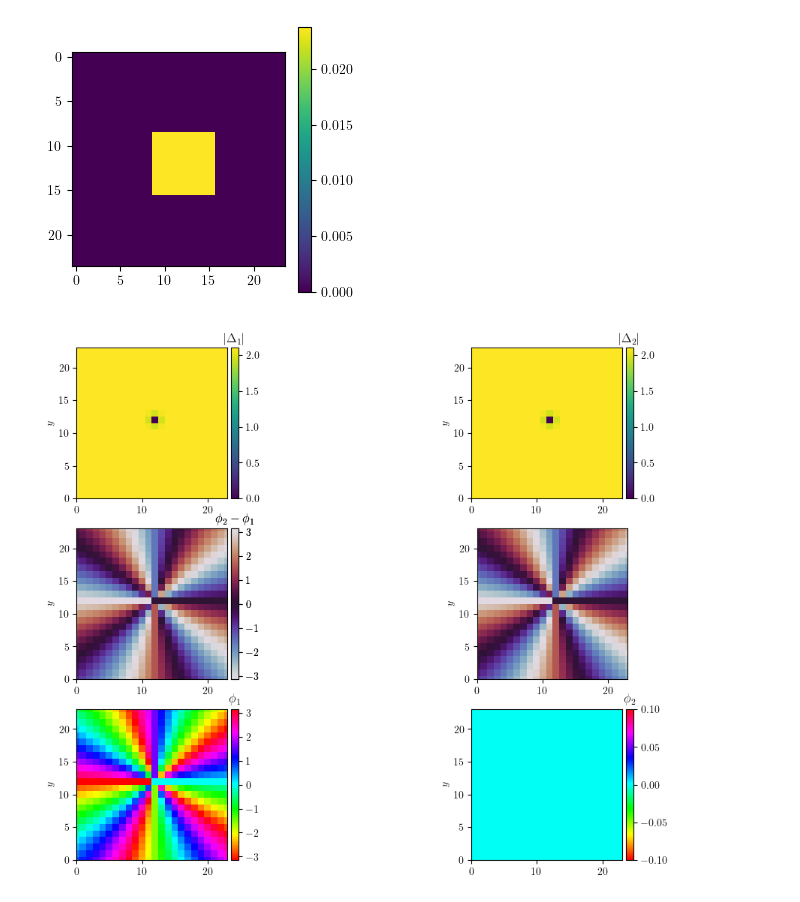
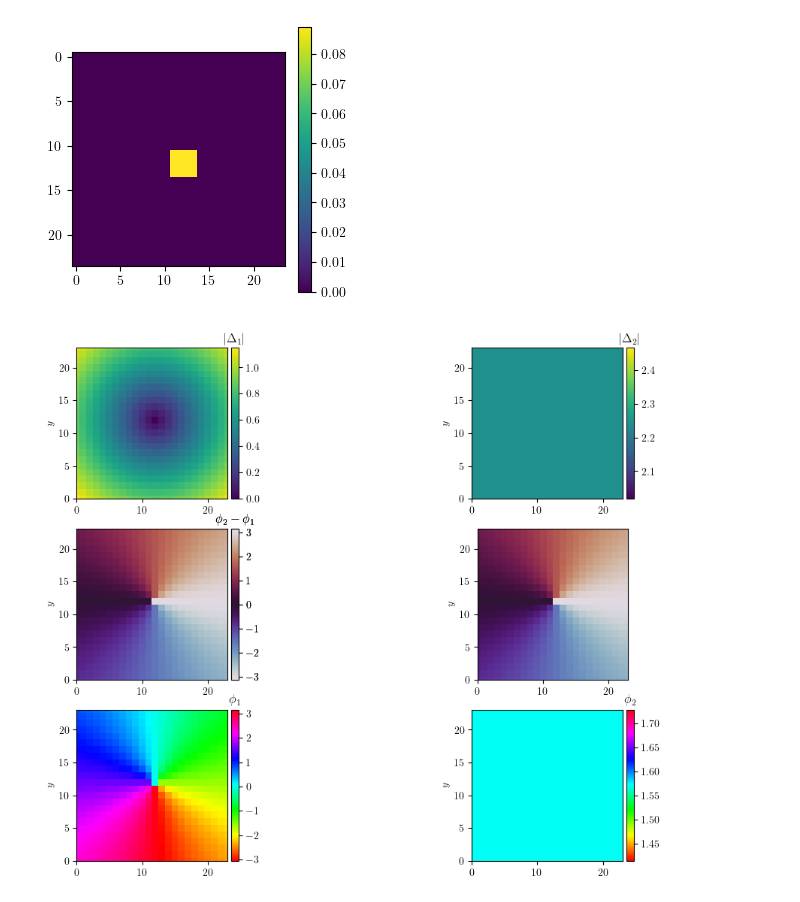
Before and after one commit to igortimoshuk/2-component-micro, a Jupyter notebook: plotNoteboox.ipynb, the cells around one changed output. Drawn from its saved outputs; the diff is of its cells as text; code cells hidden in the pictures.

Commit message:
save current changes

```diff
--- a/plotNoteboox.ipynb
+++ b/plotNoteboox.ipynb
@@ -4,7 +4,7 @@ from postProcessing.importData import *
 
 
 #Insert name here
-NAME = "test-40.h5"
+NAME = "J0524pin.h5"
 #################
 NAME = NAME.split("/")
 if 'simulations' in NAME:
@@ -49,5 +49,5 @@ detV ==> 6.250000000000001
 # %%
-file_name = 'test_40'
+file_name = NAME
 # %%
 data.plotDelta(save=file_name+'delta')
 # %% [output]
@@ -57,11 +57,11 @@ plt.imshow(data.mod/data.hamiltonian.Emax)
 plt.colorbar()
 plt.savefig(file_name + 'mu.pdf')
 # %% [output]
-[figure, old version]
+[figure, new version]
 # %%
-data.plotInitialGuess(save=file_name+'B')
+data.plotInitialGuess(save=file_name+'ig')
 # %% [output]
-[figure, old version]
+[figure, new version]
 # %%
 data.plotA()
 # %% [output]
```
Also changed, not shown: parts of 6 cells of this notebook, 10 other files.
